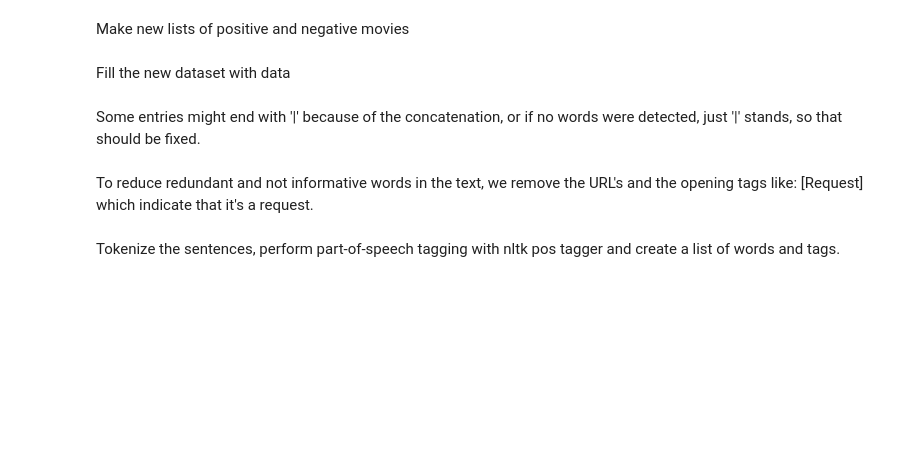
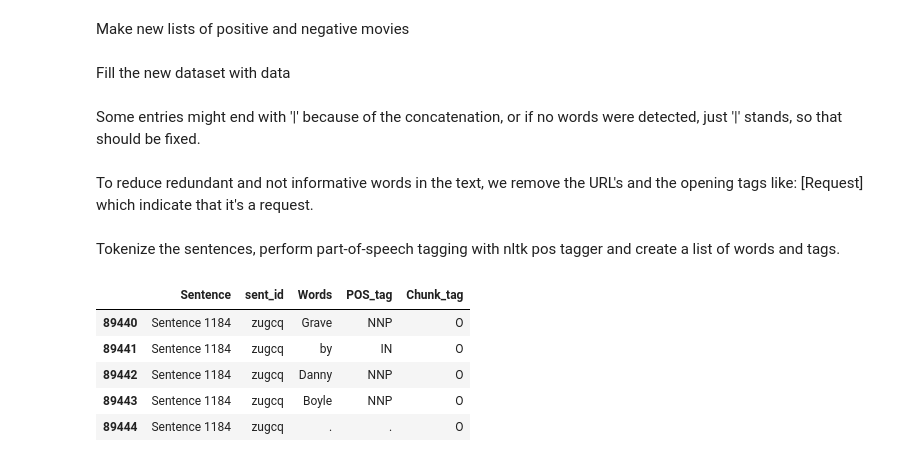
Before and after one commit to popkristina/NER_for_movies, a Jupyter notebook: Notebooks/2_Preprocessing/preprocess_submissions.ipynb, the cells around one changed output. Saved outputs shown, nothing was run; the diff lists cells and outputs as text; code cells hidden in the pictures; blank space fills up the shorter version.

```diff
--- a/Notebooks/2_Preprocessing/preprocess_submissions.ipynb
+++ b/Notebooks/2_Preprocessing/preprocess_submissions.ipynb
@@ -80,11 +80,12 @@ def preprocess_sentences(sub_modified):
         text = re.sub("[\[\{\(][Rr][Ee][Qq][\w]*[\]\}\)]", "", text)
         text = re.sub("[\[\{\(][Ss][Uu][Gg][Gg][Ee][Ss][Tt][/\w]*[\]\}\)]", "", text)
         text = re.sub("^ ", "", text)
+        text = re.sub("/", "/ ", text)
         #tokens = WordPunctTokenizer().tokenize(text)
         sentences.append(text)
         #print(tokens)
 
-        return sentences
+    return sentences
 # %%
 def split_based_on_id(data_simplfied):
     # Split the dataset so that we can get a test dataset we'll continuosly use based on previously defined sub. ids
@@ -206,0 +207,9 @@ test_tokenized.to_csv("../Reddit_preprocessed/test_submissions_tokenized_final_n
+# %%
+train_tokenized.tail(5)
+# %% [output]
+|  | Sentence | sent_id | Words | POS_tag | Chunk_tag |
+| 89440 | Sentence 1184 | zugcq | Grave | NNP | O |
+| 89441 | Sentence 1184 | zugcq | by | IN | O |
+| 89442 | Sentence 1184 | zugcq | Danny | NNP | O |
+| 89443 | Sentence 1184 | zugcq | Boyle | NNP | O |
+| 89444 | Sentence 1184 | zugcq | . | . | O |
```
Also changed, not shown: parts of 2 cells of this notebook, 7 other files.
